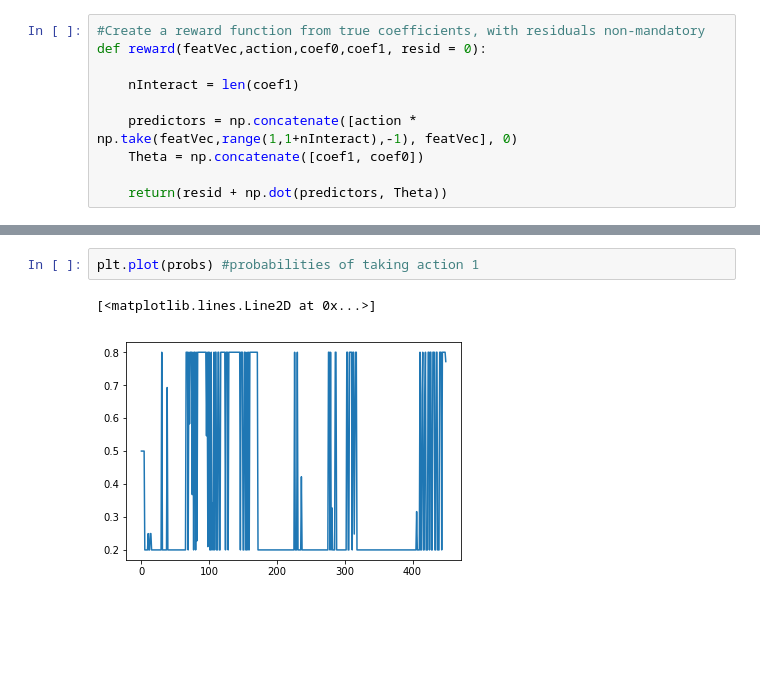
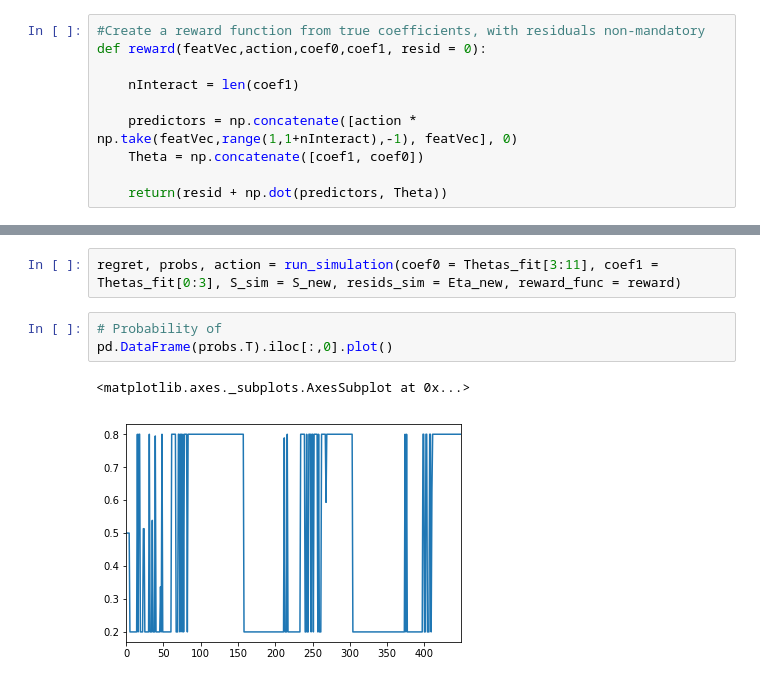
Before and after one commit to isaacxia10/heartsteps, a Jupyter notebook: BanditAlg/banditThompsonCent.ipynb, the cells around one changed output, grey strips where cells are left out. Drawn from its saved outputs; the diff is of its cells as text; blank space fills up the shorter version.

```diff
--- a/BanditAlg/banditThompsonCent.ipynb
+++ b/BanditAlg/banditThompsonCent.ipynb
@@ -448,5 +451,8 @@ for sim_user_index in range(20):
-# %%
-plt.plot(probs) #probabilities of taking action 1
-# %% [output]
-[<matplotlib.lines.Line2D at 0x...>]
-[figure, removed]
+# %%
+regret, probs, action = run_simulation(coef0 = Thetas_fit[3:11], coef1 = Thetas_fit[0:3], S_sim = S_new, resids_sim = Eta_new, reward_func = reward)
+# %%
+# Probability of
+pd.DataFrame(probs.T).iloc[:,0].plot()
+# %% [output]
+<matplotlib.axes._subplots.AxesSubplot at 0x...>
+[figure, added]
```
Also changed, not shown: parts of 15 cells of this notebook.
